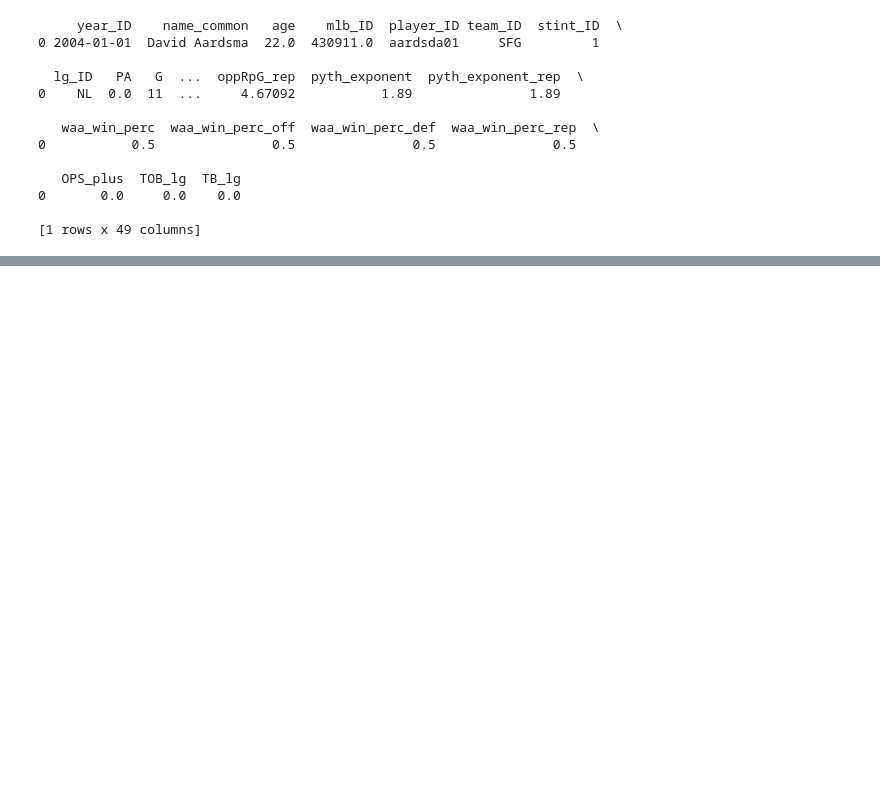
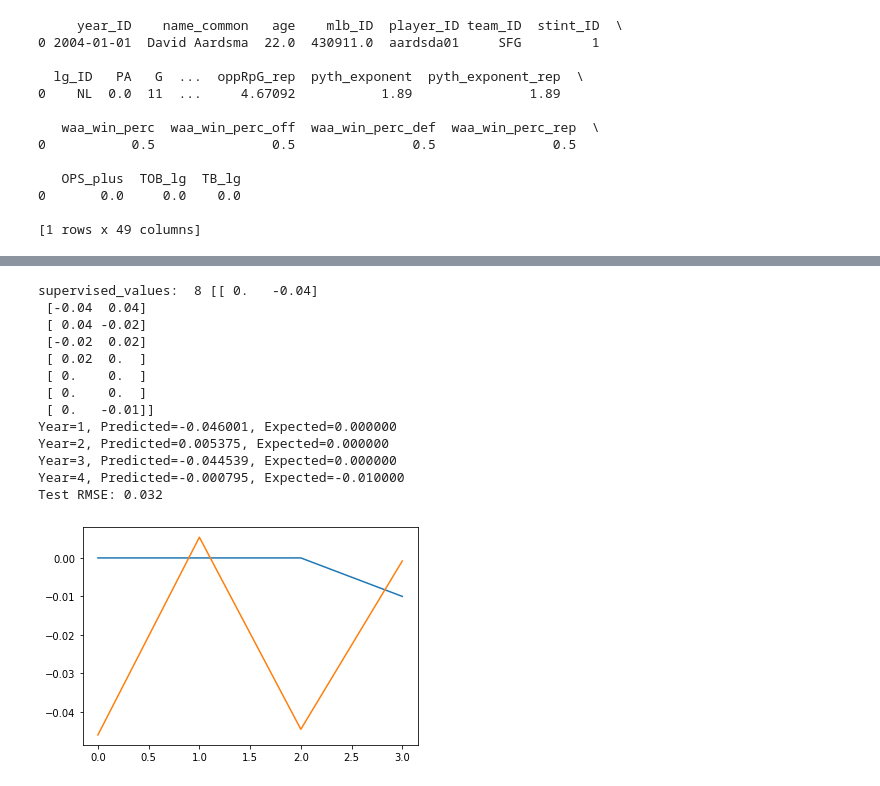
Before and after one commit to LACoderDeBH/CS229-Final-Project, a Jupyter notebook: LSTM_model.ipynb, the cells around one changed output, grey strips where cells are left out. Drawn from its saved outputs; the diff is of its cells as text; code cells hidden in the pictures; blank space fills up the shorter version.

```diff
--- a/LSTM_model.ipynb
+++ b/LSTM_model.ipynb
@@ -49,11 +6,0 @@ yearID      ...
-# %%
-# load dataset
-def parser(x):
-    return datetime.strptime('190'+ x, '%Y-%m')
-
-series = read_csv('shampoo-sales.csv', header=0, parse_dates=[0], index_col=0, squeeze=True, date_parser=parser)
-# summarize first few rows
-print(series.head())
-# line plot
-series.plot()
-pyplot.show()
@@ -759,6 +682,7 @@ print(davidAardsmaDf.head(1))
 #cast all to same type float
 davidAardsmaDf['G'] = davidAardsmaDf['G'].astype(float)
 davidAardsmaDf['stint_ID'] = davidAardsmaDf['stint_ID'].astype(float)
+davidAardsmaDf = davidAardsmaDf.drop(["team_ID", "lg_ID", "pitcher", "player_ID", "name_common"], axis=1)
 
 print(davidAardsmaDf.dtypes, davidAardsmaDf)
 # %% [output]
@@ -841,11 +726,15 @@ print(len(ls), ls)
 import numpy as np
 # transform data to be stationary
 
-raw_values = davidAardsmaDf.values
-s_values = series.values
-#diff_values = difference(raw_values, 1)
+raw_values = smallDF.values
+#s_values = series.values
+
 
 oneDim = np.stack(raw_values, axis =1)
 
-print(oneDim)
+print(raw_values)
+
+raw_values = oneDim[0]
+print(raw_values)
+diff_values = difference(raw_values, 1)
 # %% [output]
@@ -869,10 +750,0 @@ print(oneDim)
-# %%
-val = smallDF.values.tolist()
-print(val)
-valList = []
-for v in val:
-    valList.append(v[0])
-# transform data to be stationary
-raw_values = valList.values
-#diff_values = difference(raw_values, 1)
-print(type(raw_values), raw_values)
@@ -886,36 +755,52 @@ supervised = timeseries_to_supervised(diff_values, 1)
 supervised_values = supervised.values
 
 # split data into train and test-sets
-train, test = supervised_values[0:-12], supervised_values[-12:]
+print("supervised_values: ", len(supervised_values), supervised_values)
+train, test = supervised_values[0:-4], supervised_values[-4:]
 
 # transform the scale of the data
 scaler, train_scaled, test_scaled = scale(train, test)
 
 # fit the model
 lstm_model = fit_lstm(train_scaled, 1, 3000, 4)
 # forecast the entire training dataset to build up state for forecasting
 train_reshaped = train_scaled[:, 0].reshape(len(train_scaled), 1, 1)
 lstm_model.predict(train_reshaped, batch_size=1)
 
 # walk-forward validation on the test data
 predictions = list()
 for i in range(len(test_scaled)):
 	# make one-step forecast
 	X, y = test_scaled[i, 0:-1], test_scaled[i, -1]
 	yhat = forecast_lstm(lstm_model, 1, X)
 	# invert scaling
 	yhat = invert_scale(scaler, X, yhat)
 	# invert differencing
 	yhat = inverse_difference(raw_values, yhat, len(test_scaled)+1-i)
 	# store forecast
 	predictions.append(yhat)
 	expected = raw_values[len(train) + i + 1]
-	print('Month=%d, Predicted=%f, Expected=%f' % (i+1, yhat, expected))
+	print('Year=%d, Predicted=%f, Expected=%f' % (i+1, yhat, expected))
 
 # report performance
-rmse = sqrt(mean_squared_error(raw_values[-12:], predictions))
+rmse = sqrt(mean_squared_error(raw_values[-4:], predictions))
 print('Test RMSE: %.3f' % rmse)
 # line plot of observed vs predicted
-pyplot.plot(raw_values[-12:])
+pyplot.plot(raw_values[-4:])
 pyplot.plot(predictions)
 pyplot.show()
+# %% [output]
+supervised_values:  8 [[ 0.   -0.04]
+ [-0.04  0.04]
+ [ 0.04 -0.02]
+ [-0.02  0.02]
+ [ 0.02  0.  ]
+ [ 0.    0.  ]
+ [ 0.    0.  ]
+ [ 0.   -0.01]]
+Year=1, Predicted=-0.046001, Expected=0.000000
+Year=2, Predicted=0.005375, Expected=0.000000
+Year=3, Predicted=-0.044539, Expected=0.000000
+Year=4, Predicted=-0.000795, Expected=-0.010000
+Test RMSE: 0.032
+[figure, added]
```
Also changed, not shown: parts of 9 cells of this notebook.
